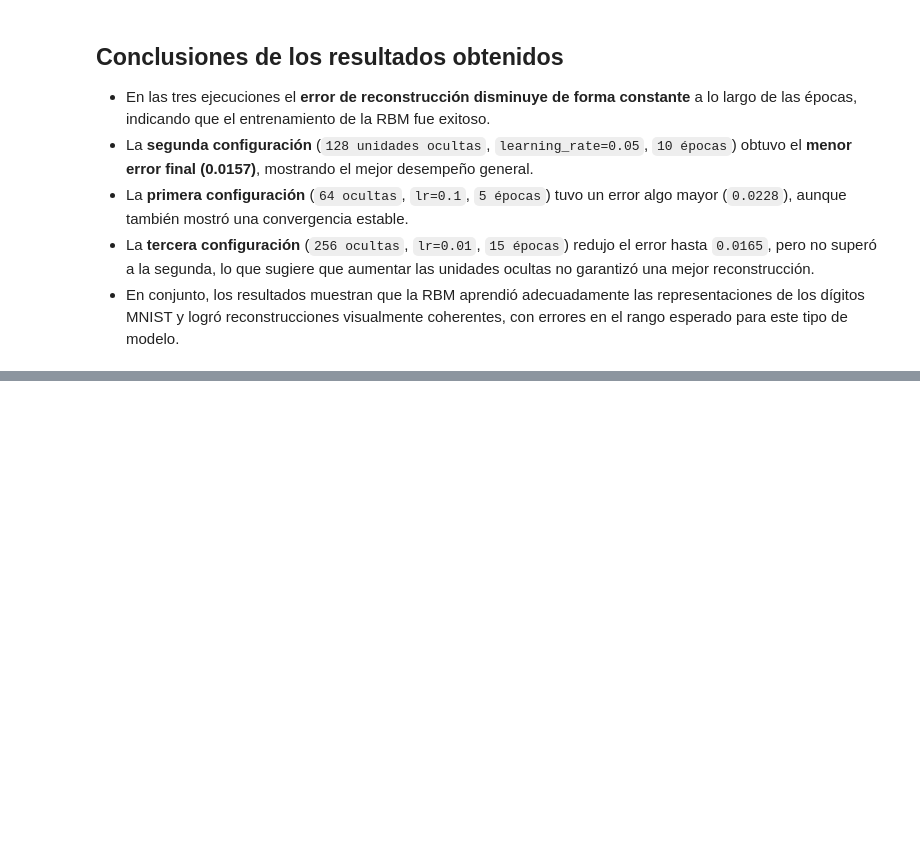
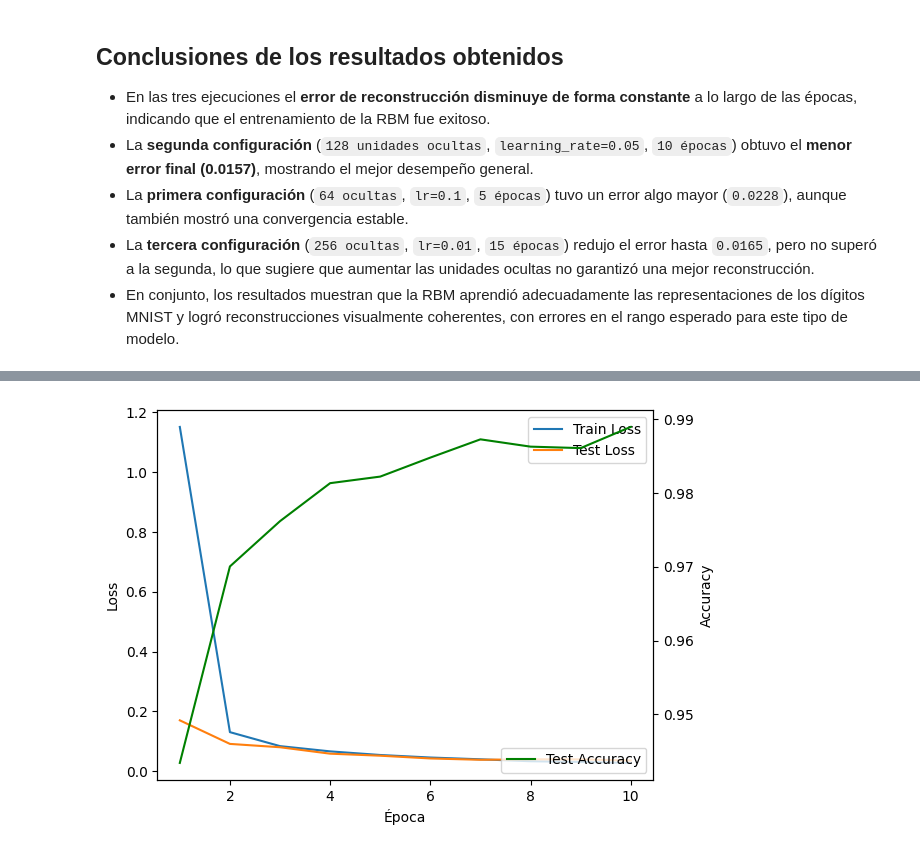
Before and after one commit to lminervino18/trabajos-practicos-aprendizaje-profundo, a Jupyter notebook: TP2/tp2.ipynb, the cells around one changed output, grey strips where cells are left out. Saved outputs shown, nothing was run; the diff lists cells and outputs as text; code cells hidden in the pictures; blank space fills up the shorter version.

```diff
--- a/TP2/tp2.ipynb
+++ b/TP2/tp2.ipynb
@@ -1728,0 +2122,77 @@ EJECUCIÓN 2: n_hidden=128, learning_rate=0.05, epochs=10
+# %%
+# =========================================================
+# MODELO BASE: CONVNET TIPO LeNet PARA MNIST
+# =========================================================
+
+import torch
+import torch.nn as nn
+import torch.nn.functional as F
+
+# ---------------------------------------------------------
+# Definición de la red convolucional
+# ---------------------------------------------------------
+class ConvNet(nn.Module):
+    def __init__(self):
+        super().__init__()
+        # Capa convolucional 1: entrada 1 canal, salida 6 canales, kernel 5x5
+        self.conv1 = nn.Conv2d(in_channels=1, out_channels=6, kernel_size=5)
+        # Capa convolucional 2: entrada 6 canales, salida 16 canales, kernel 5x5
+        self.conv2 = nn.Conv2d(in_channels=6, out_channels=16, kernel_size=5)
+        # Capas totalmente conectadas
+        self.fc1 = nn.Linear(16 * 4 * 4, 120)
+        self.fc2 = nn.Linear(120, 84)
+        self.fc3 = nn.Linear(84, 10)
+        # MaxPooling (2x2)
+        self.pool = nn.MaxPool2d(kernel_size=2, stride=2)
+
+    def forward(self, x):
+        x = self.pool(F.relu(self.conv1(x)))   # (1,28,28) -> (6,12,12)
+        x = self.pool(F.relu(self.conv2(x)))   # (6,12,12) -> (16,4,4)
+        x = torch.flatten(x, 1)
+        x = F.relu(self.fc1(x))
+        x = F.relu(self.fc2(x))
+        x = self.fc3(x)
+        return x
+
+# ---------------------------------------------------------
+# Instanciación, pérdida y optimizador
+# ---------------------------------------------------------
+model = ConvNet().to(device)
+loss_fn = nn.CrossEntropyLoss()
+optimizer = torch.optim.SGD(model.parameters(), lr=0.01, momentum=0.9)
+
+# Mostrar cantidad de parámetros
+n_params = count_parameters(model)
+print(f"\nParámetros entrenables: {n_params:,}")
+
+# ---------------------------------------------------------
+# Entrenamiento
+# ---------------------------------------------------------
+N_EPOCHS = 10
+BATCH_SIZE = 128
+
+train_losses, test_losses, test_accs = train_model(
+    model=model,
+    train_data=train_data,
+    train_labels=train_labels,
+    test_data=test_data,
+    test_labels=test_labels,
+    loss_fn=loss_fn,
+    optimizer=optimizer,
+    n_epochs=N_EPOCHS,
+    batch_size=BATCH_SIZE,
+    device=device
+)
+
+# ---------------------------------------------------------
+# Evaluación final
+# ---------------------------------------------------------
+final_loss, final_acc = evaluate_model(model, test_data, test_labels, loss_fn, BATCH_SIZE, device)
+print(f"\nAccuracy final en test: {final_acc*100:.2f}%")
+print(f"Loss final en test: {final_loss:.4f}")
+
+# ---------------------------------------------------------
+# Gráfico de entrenamiento
+# ---------------------------------------------------------
+plot_history(train_losses, test_losses, test_accs)
+# %% [output]
@@ -1728,0 +2213 @@ EJECUCIÓN 2: n_hidden=128, learning_rate=0.05, epochs=10
+[figure, added]
```
Also changed, not shown: parts of 31 cells of this notebook, 1 other file.
